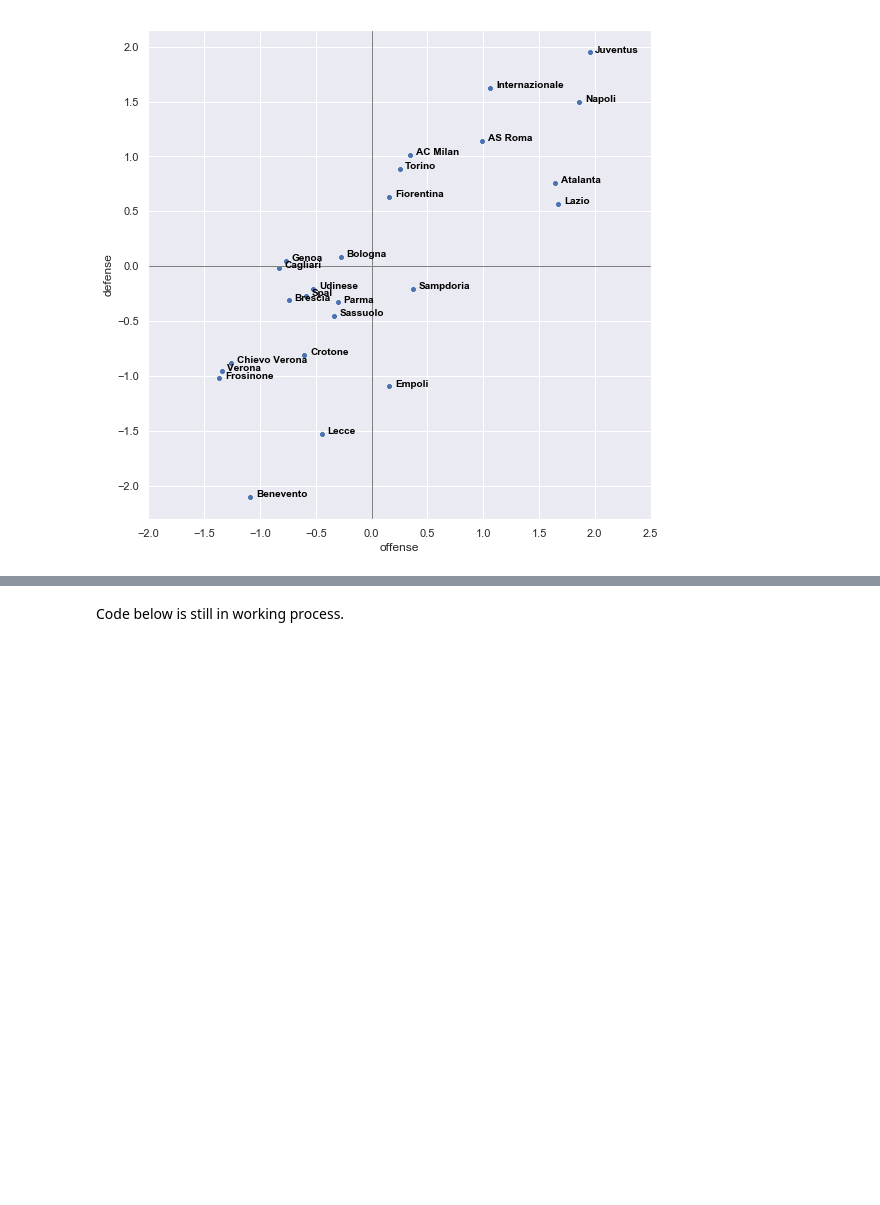
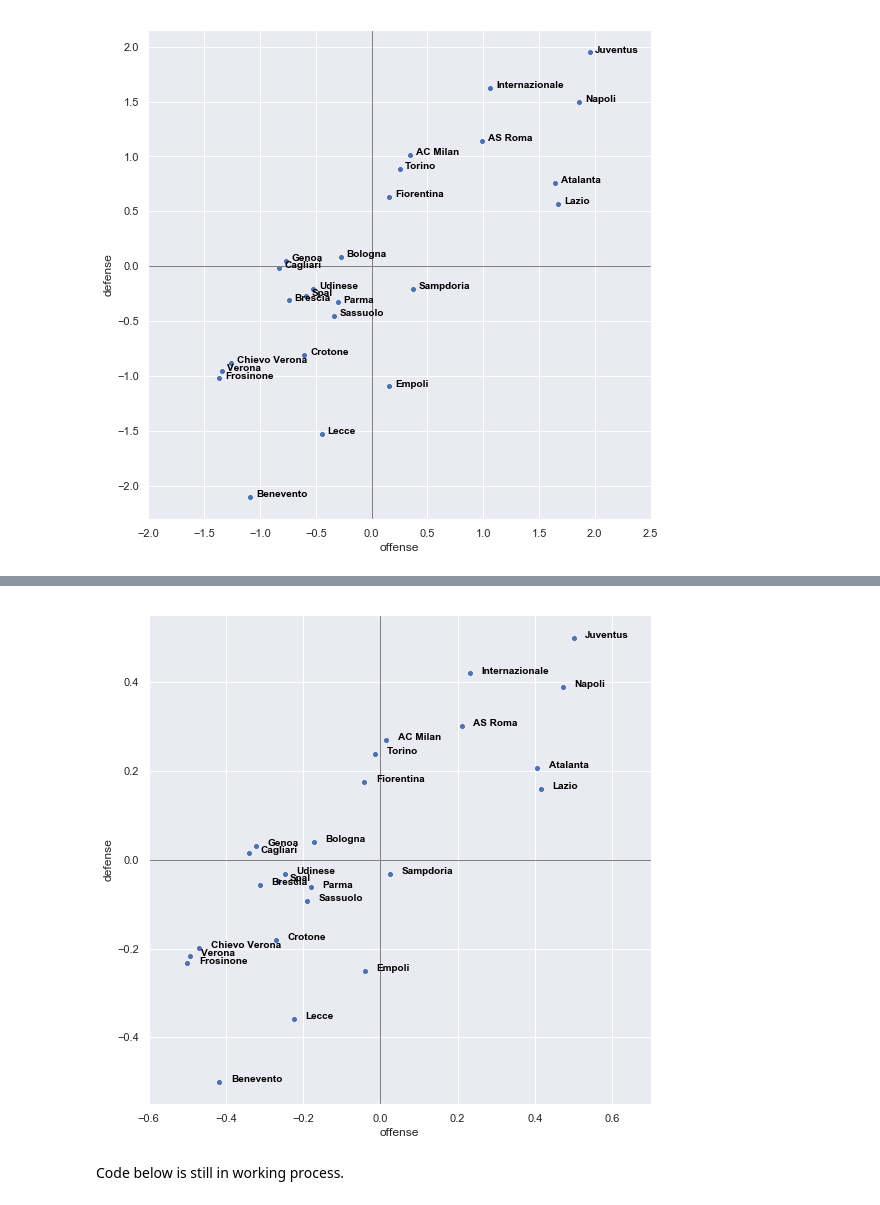
Before and after one commit to weizhaoalex/Juventus_SPI, a Jupyter notebook: Juventus_SPI.ipynb, the cells around one changed output, grey strips where cells are left out. Cells and saved outputs as stored; diff of their text form; code cells hidden in the pictures; blank space fills up the shorter version.

```diff
--- a/Juventus_SPI.ipynb
+++ b/Juventus_SPI.ipynb
@@ -194,3 +194,6 @@ for line in range(0,df_score.shape[0]):
              df_score.team[line], horizontalalignment='left', size='small', color='black', weight='semibold')
 # %% [output]
 [figure]
+# %%
+df_score[['offense', 'defense']] = preprocessing.MinMaxScaler().fit_transform(df_score[['offense', 'defense']])
+df_score
@@ -196,0 +218,4 @@ for line in range(0,df_score.shape[0]):
+# %%
+df_score['defense'] = df_score['defense']*(-1)+0.5
+df_score['offense'] = df_score['offense']-0.5
+df_score
@@ -197,3 +240,15 @@ for line in range(0,df_score.shape[0]):
+# %%
+plt.figure(figsize=(9,9))
+sns.set()
+ax = sns.scatterplot(x="offense", y="defense", data=df_score)
+ax.axhline(y=0, color='grey', linewidth=1)
+ax.axvline(x=0, color='grey', linewidth=1)
+ax.set_xlim(-0.6,0.7)
+for line in range(0,df_score.shape[0]):
+     ax.text(df_score.offense[line]+0.03, df_score.defense[line],
+             df_score.team[line], horizontalalignment='left', size='small', color='black', weight='semibold')
+# %% [output]
+[figure, added]
 # %% [markdown]
 Code below is still in working process.
 # %%
```
Also changed, not shown: parts of 2 cells of this notebook.
